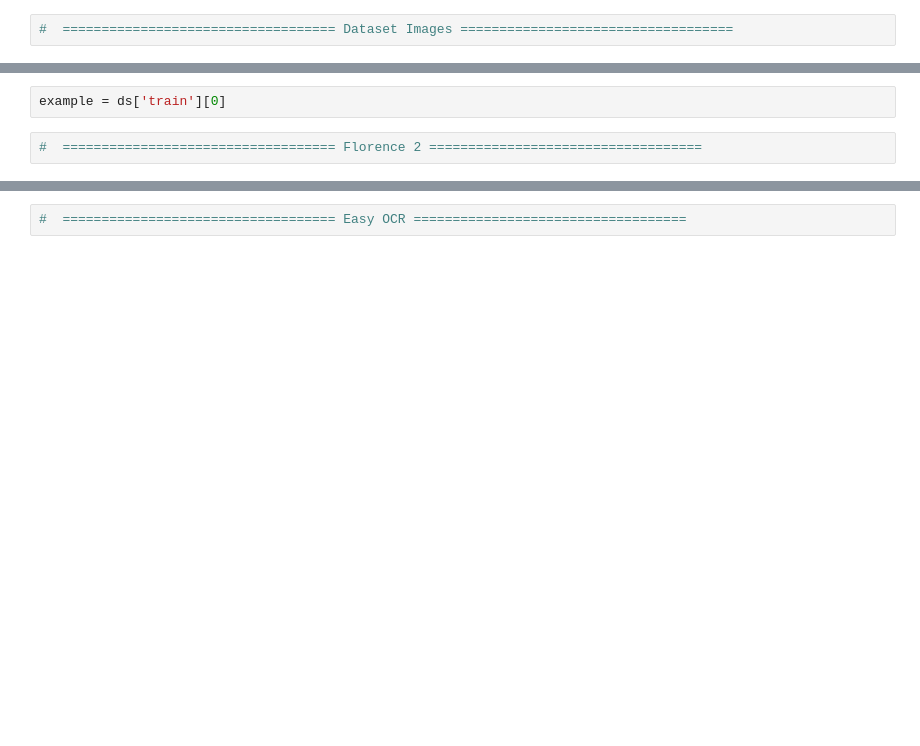
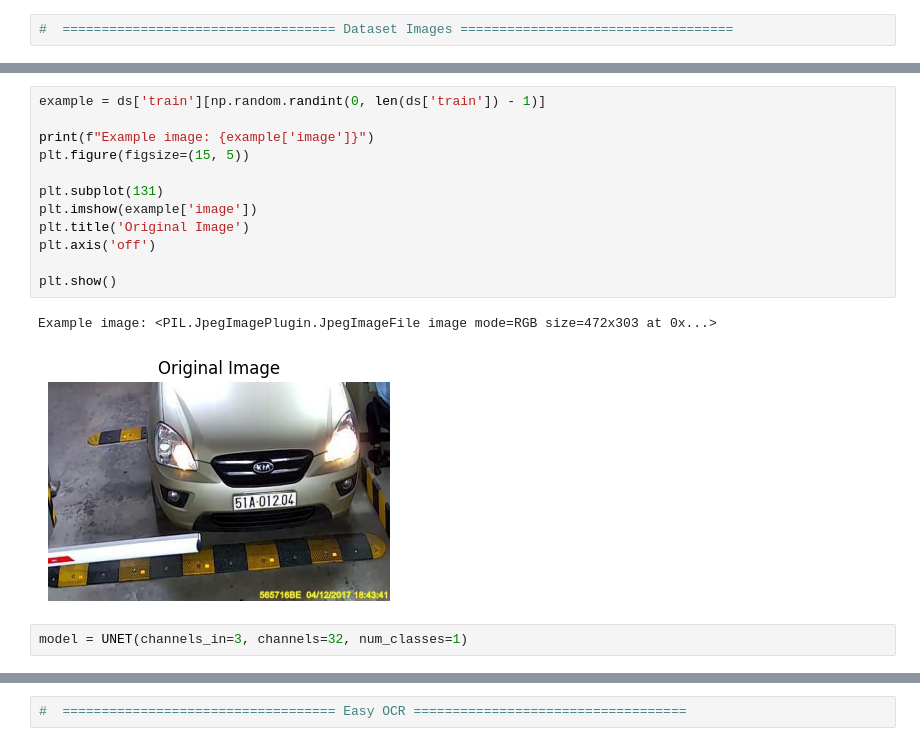
Before and after one commit to aguusandy/plate_detection_ai_unet, a Jupyter notebook: plate_extract.ipynb, the cells around one changed output, grey strips where cells are left out. Saved outputs shown, nothing was run; the diff lists cells and outputs as text; blank space fills up the shorter version.

```diff
--- a/plate_extract.ipynb
+++ b/plate_extract.ipynb
@@ -56,4 +56,17 @@ To support symlinks on Windows, you either need to activate Developer Mode or to
 # %%
-example = ds['train'][0]
+example = ds['train'][np.random.randint(0, len(ds['train']) - 1)]
+
+print(f"Example image: {example['image']}")
+plt.figure(figsize=(15, 5))
+
+plt.subplot(131)
+plt.imshow(example['image'])
+plt.title('Original Image')
+plt.axis('off')
+
+plt.show()
+# %% [output]
+Example image: <PIL.JpegImagePlugin.JpegImageFile image mode=RGB size=472x303 at 0x...>
+[figure, added]
-# %%
-#  =================================== Florence 2 ===================================
+# %%
+model = UNET(channels_in=3, channels=32, num_classes=1)
```
Also changed, not shown: parts of 13 cells of this notebook, 3 other files.
